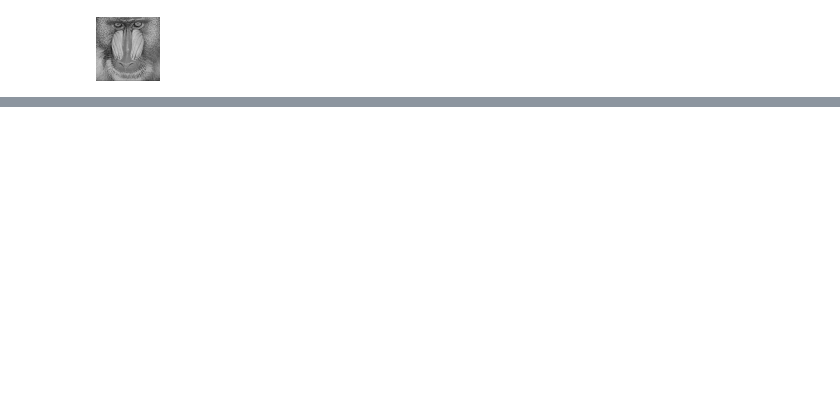
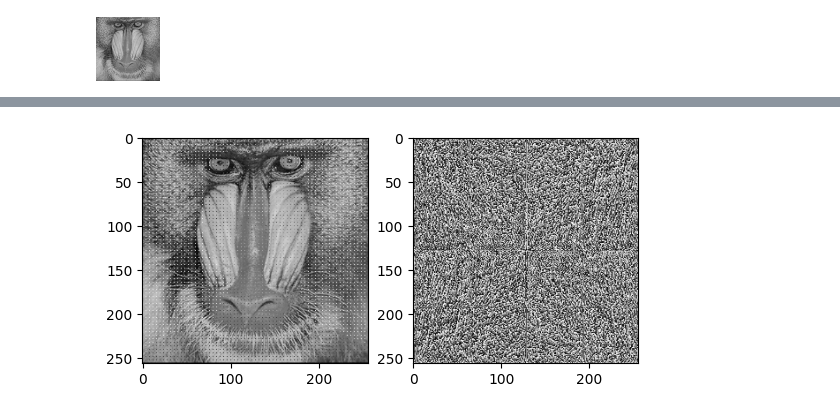
Before and after one commit to prausela/image-processing, a Jupyter notebook: tp1/ex5.ipynb, the cells around one changed output, grey strips where cells are left out. Drawn from its saved outputs; the diff is of its cells as text; code cells hidden in the pictures; blank space fills up the shorter version.

```diff
--- a/tp1/ex5.ipynb
+++ b/tp1/ex5.ipynb
@@ -168,0 +242,16 @@ c
+# %%
+im =cv2.imread(f"{ASSETS_FOLDER_PATH}/mono.bmp")
+im = cv2.cvtColor(im,cv2.COLOR_BGR2GRAY)
+dft = np.fft.fft2(im)
+dft_shift = np.fft.fftshift(dft)
+phase_spectrum = np.angle(dft_shift)
+
+ax1 = plt.subplot(1,2,1)
+ax1.imshow(im, cmap='gray')
+
+ax2 = plt.subplot(1,2,2)
+ax2.imshow(phase_spectrum, cmap='gray')
+
+plt.show()
+# %% [output]
+[figure, added]
```
Also changed, not shown: parts of 10 cells of this notebook, 5 other files.
